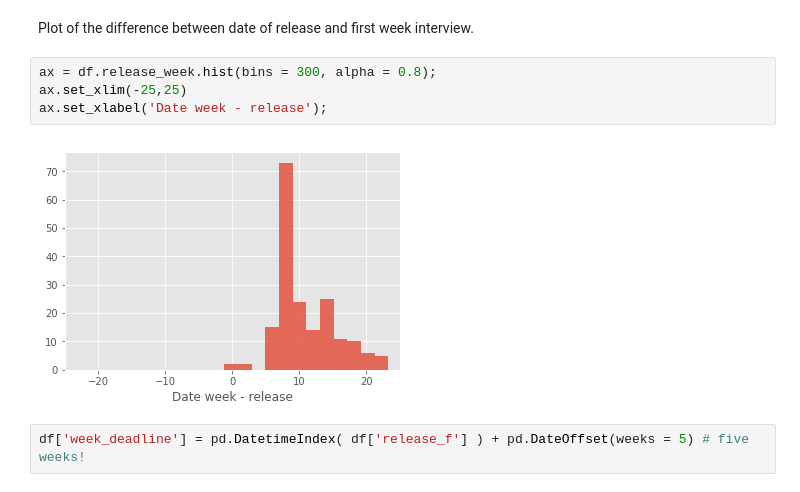
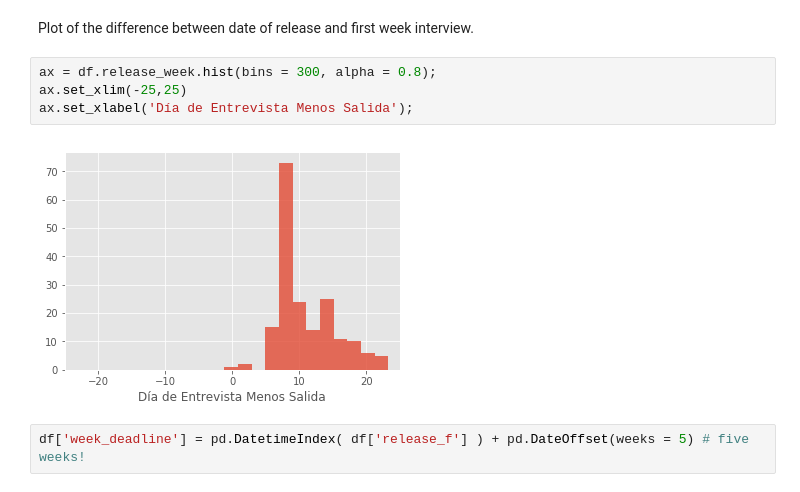
Before and after one commit to sdaza/reentry-chile, a Jupyter notebook: reports/reentry_chile_response_rates.ipynb, the cells around one changed output. Saved outputs shown, nothing was run; the diff lists cells and outputs as text.

```diff
--- a/reports/reentry_chile_response_rates.ipynb
+++ b/reports/reentry_chile_response_rates.ipynb
@@ -293,9 +296,9 @@ Plot of the difference between date of release and first week interview.
 # %%
 ax = df.release_week.hist(bins = 300, alpha = 0.8);
 ax.set_xlim(-25,25)
-ax.set_xlabel('Date week - release');
+ax.set_xlabel('Día de Entrevista Menos Salida');
 # %% [output]
-[figure, old version]
+[figure, new version]
 # %%
 df['week_deadline'] = pd.DatetimeIndex( df['release_f'] ) + pd.DateOffset(weeks = 5) # five weeks!
 # %% [markdown]
```
Also changed, not shown: parts of 15 cells of this notebook.
